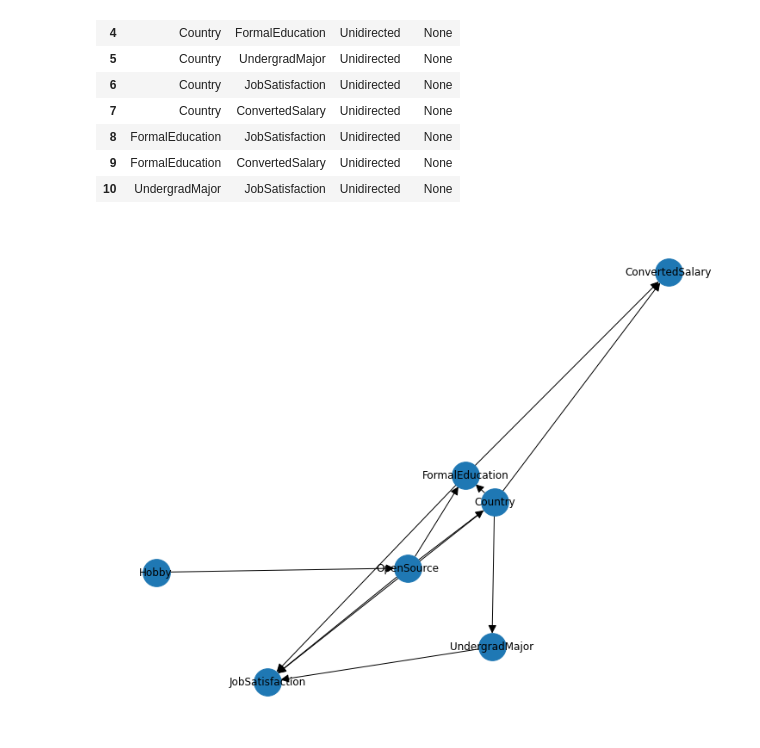
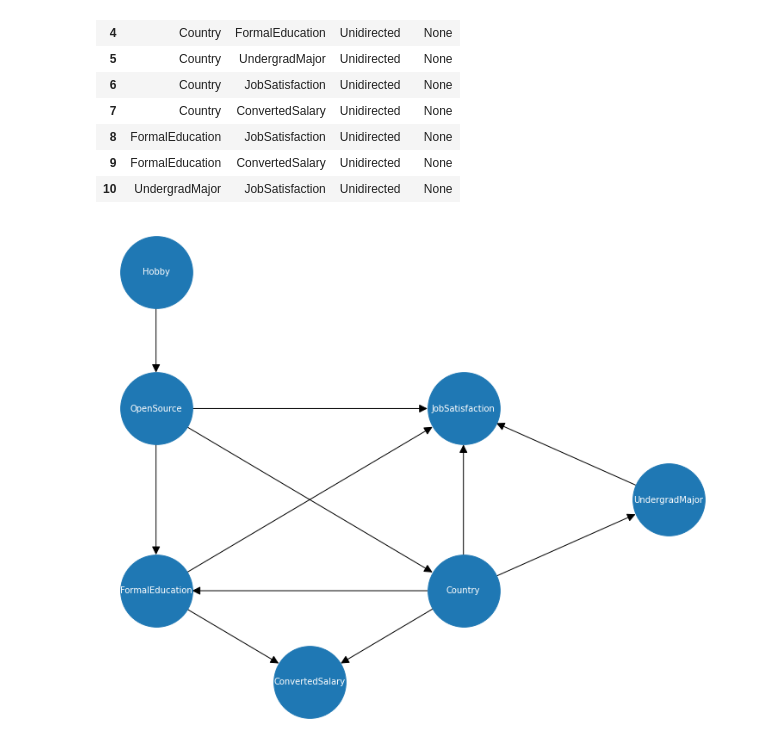
Before and after one commit to drchapman-17/faikr-bn, a Jupyter notebook: demo_V3.ipynb, the cells around one changed output. Drawn from its saved outputs; the diff is of its cells as text; code cells hidden in the pictures.

```diff
--- a/demo_V3.ipynb
+++ b/demo_V3.ipynb
@@ -225,16 +225,22 @@ graph_table
 # %%
 import networkx as nx
 from pyvis.network import Network
 
 G = nx.from_pandas_edgelist(graph_table, source='Source', target='Target',create_using=nx.DiGraph())
 # net = Network(notebook=True, directed=True)
 # net.from_nx(G)
 # net.show('nx.html')
-pos={'Hobby':(0.5,10)
-     'JobSatisfaction':(4,0.5)
+pos={'Hobby':(0.5,10),
+     'JobSatisfaction':(2,7),
+     'OpenSource':(0.5,7),
+     'FormalEducation':(0.5,3),
+     'Country':(2,3),
+     'ConvertedSalary':(1.25,1),
+     'UndergradMajor':(3,5)
  }
 plt.figure(figsize=(10,8))
-nx.draw(G, arrows=True, with_labels=True, node_size=1000, arrowsize=20, pos=pos )
+
+nx.draw(G, arrows=True, with_labels=True, node_size=7000, arrowsize=20, pos=pos, font_size=10, font_color='white')
 # print(G.edges())
 # %% [output]
-[figure, old version]
+[figure, new version]
```
